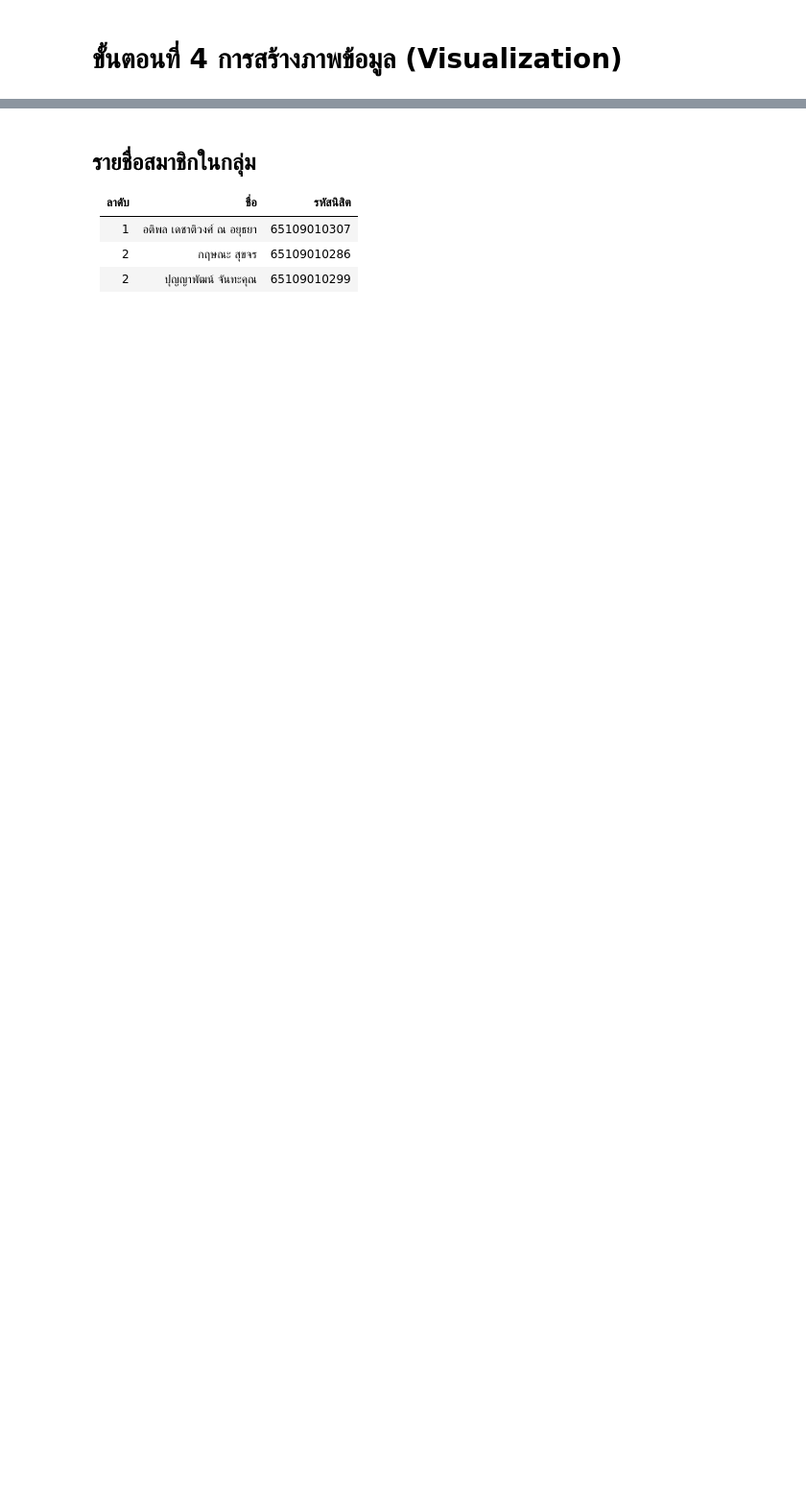
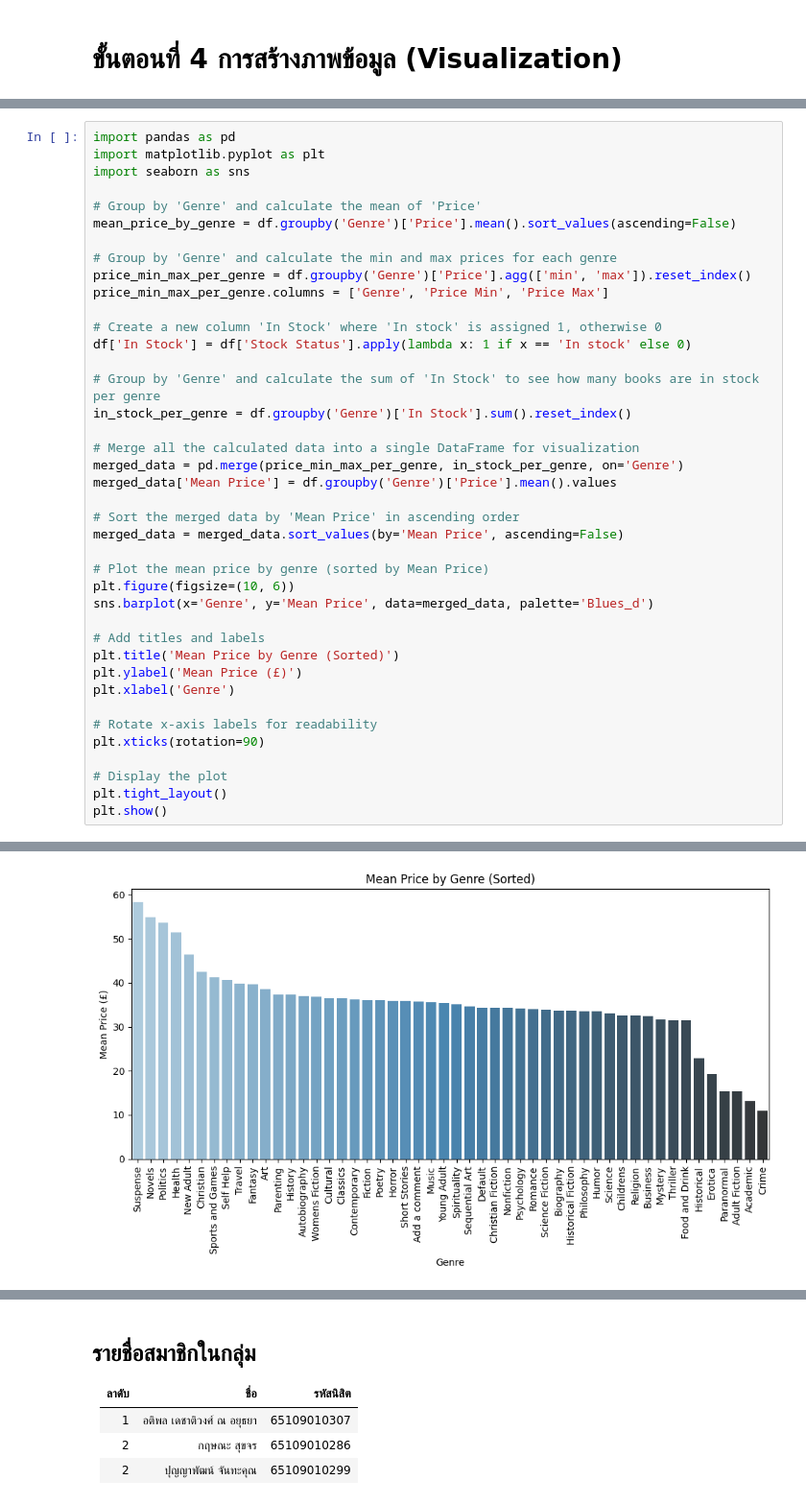
Before and after one commit to Eclair2199/Web_Scraping_Project, a Jupyter notebook: Web_Scraping_Project.ipynb, the cells around one changed output, grey strips where cells are left out. Shown at 96% size. Saved outputs shown, nothing was run; the diff lists cells and outputs as text; blank space fills up the shorter version.

```diff
--- a/Web_Scraping_Project.ipynb
+++ b/Web_Scraping_Project.ipynb
@@ -269,0 +517,41 @@ plt.show()
+# %%
+import pandas as pd
+import matplotlib.pyplot as plt
+import seaborn as sns
+
+# Group by 'Genre' and calculate the mean of 'Price'
+mean_price_by_genre = df.groupby('Genre')['Price'].mean().sort_values(ascending=False)
+
+# Group by 'Genre' and calculate the min and max prices for each genre
+price_min_max_per_genre = df.groupby('Genre')['Price'].agg(['min', 'max']).reset_index()
+price_min_max_per_genre.columns = ['Genre', 'Price Min', 'Price Max']
+
+# Create a new column 'In Stock' where 'In stock' is assigned 1, otherwise 0
+df['In Stock'] = df['Stock Status'].apply(lambda x: 1 if x == 'In stock' else 0)
+
+# Group by 'Genre' and calculate the sum of 'In Stock' to see how many books are in stock per genre
+in_stock_per_genre = df.groupby('Genre')['In Stock'].sum().reset_index()
+
+# Merge all the calculated data into a single DataFrame for visualization
+merged_data = pd.merge(price_min_max_per_genre, in_stock_per_genre, on='Genre')
+merged_data['Mean Price'] = df.groupby('Genre')['Price'].mean().values
+
+# Sort the merged data by 'Mean Price' in ascending order
+merged_data = merged_data.sort_values(by='Mean Price', ascending=False)
+
+# Plot the mean price by genre (sorted by Mean Price)
+plt.figure(figsize=(10, 6))
+sns.barplot(x='Genre', y='Mean Price', data=merged_data, palette='Blues_d')
+
+# Add titles and labels
+plt.title('Mean Price by Genre (Sorted)')
+plt.ylabel('Mean Price (£)')
+plt.xlabel('Genre')
+
+# Rotate x-axis labels for readability
+plt.xticks(rotation=90)
+
+# Display the plot
+plt.tight_layout()
+plt.show()
+# %% [output]
@@ -269,0 +561 @@ plt.show()
+[figure, added]
```
Also changed, not shown: parts of 17 cells of this notebook, 1 other file.
